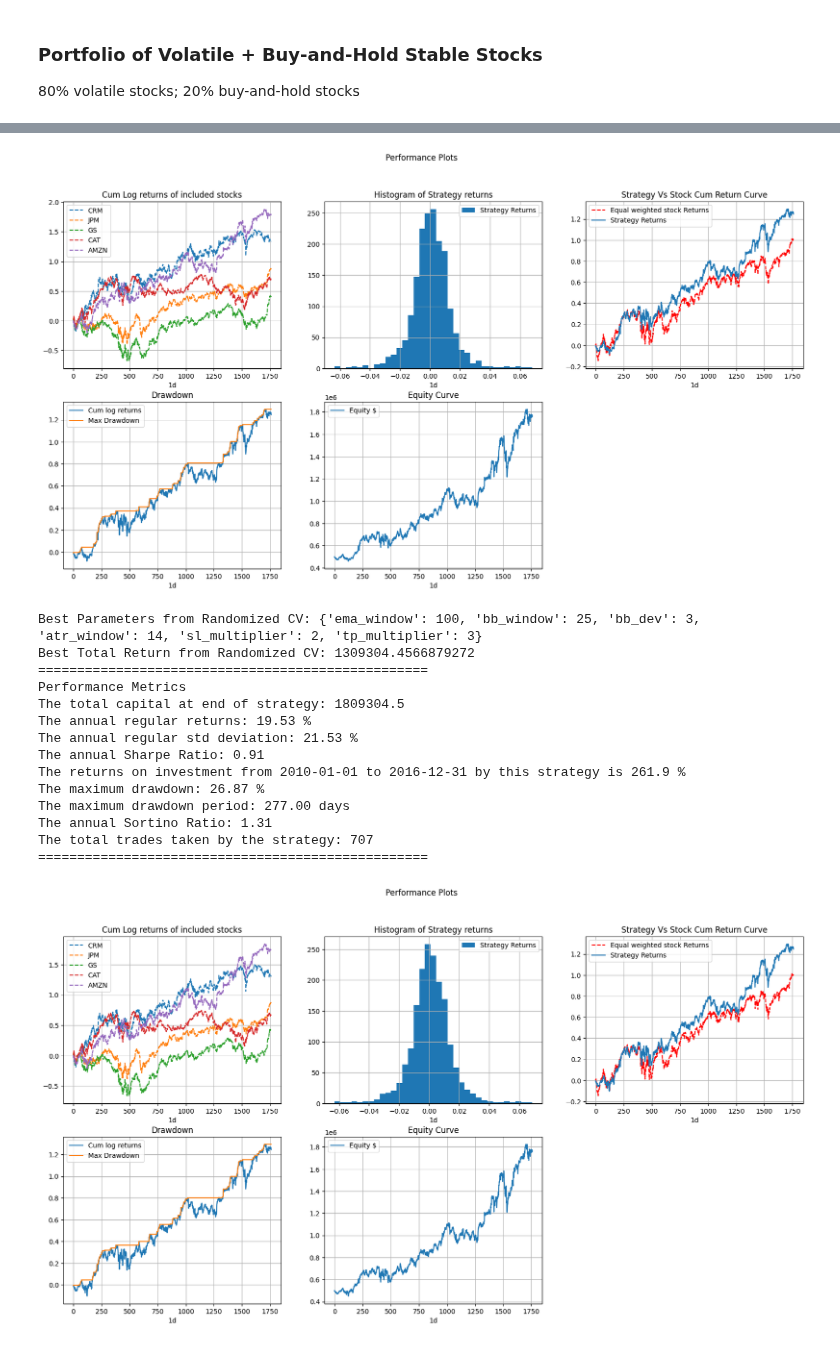
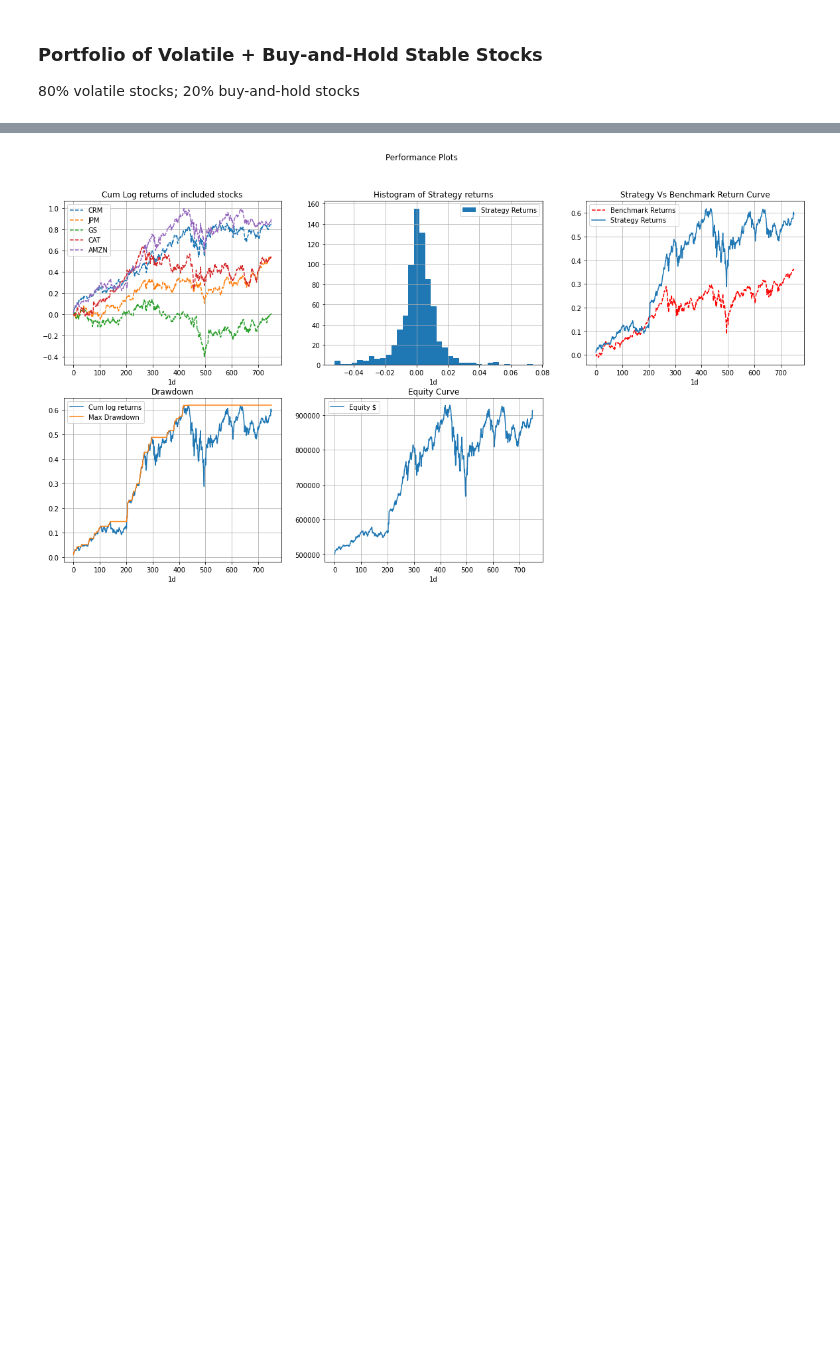
Before and after one commit to pehper/IS4226, a Jupyter notebook: final_strategy.ipynb, the cells around one changed output, grey strips where cells are left out. Saved outputs shown, nothing was run; the diff lists cells and outputs as text; code cells hidden in the pictures; blank space fills up the shorter version.

```diff
--- a/final_strategy.ipynb
+++ b/final_strategy.ipynb
@@ -1048,42 +1145,43 @@ if __name__ == "__main__":
 
 
     # Create an instance of the strategy class
-    A = All_volatile_with_hodl(trading_stocks, hodl_stocks, training_start, training_end, "1d", initial_capital, 0.00, False)
+    A = All_volatile_with_hodl(trading_stocks, hodl_stocks, testing_start, testing_end, "1d", initial_capital, 0.00, False)
     A.run_strategy(200, 20, 1.5, 14, 3, 3)
     A.performance()
     A.performance_results()
     A.performance_plots()
 
-    B = All_volatile_with_hodl(trading_stocks, hodl_stocks, training_start, training_end, "1d", initial_capital, 0.00, False)
-    # Define the parameter grid for grid search
-    param_grid = {
-      'ema_window': [100, 150, 200],
-      'bb_window': [15, 20, 25],
-      'bb_dev': [1, 1.5, 2, 3],
-      'atr_window': [10, 14, 20],
-      'sl_multiplier': [1, 2, 3],
-      'tp_multiplier': [1, 2, 3]
-    }
+    # B = All_volatile_with_hodl(trading_stocks, hodl_stocks, training_start, training_end, "1d", initial_capital, 0.00, False)
 
-    # Perform grid search
-    # best_params = A.grid_search(param_grid)
+    # # Define the parameter grid for grid search
+    # param_grid = {
+    #   'ema_window': [100, 150, 200],
+    #   'bb_window': [15, 20, 25],
+    #   'bb_dev': [1, 1.5, 2, 3],
+    #   'atr_window': [10, 14, 20],
+    #   'sl_multiplier': [1, 2, 3],
+    #   'tp_multiplier': [1, 2, 3]
+    # }
 
-    # Perform randomized CV search to find the optimal parameter set
-    best_params = B.randomized_cv_search(param_grid, n_iter=20)
+    # # Perform grid search
+    # # best_params = A.grid_search(param_grid)
 
-    # Run the strategy with the best parameters found
-    B.run_strategy(
-        best_params['ema_window'],
-        best_params['bb_window'],
-        best_params['bb_dev'],
-        best_params['atr_window'],
-        best_params['sl_multiplier'],
-        best_params['tp_multiplier']
-    )
+    # # Perform randomized CV search to find the optimal parameter set
+    # best_params = B.randomized_cv_search(param_grid, n_iter=20)
 
-    # Evaluate performance with the best parameters
-    B.performance()
-    B.performance_results()
-    B.performance_plots()
+    # # Run the strategy with the best parameters found
+    # B.run_strategy(
+    #     best_params['ema_window'],
+    #     best_params['bb_window'],
+    #     best_params['bb_dev'],
+    #     best_params['atr_window'],
+    #     best_params['sl_multiplier'],
+    #     best_params['tp_multiplier']
+    # )
+
+    # # Evaluate performance with the best parameters
+    # B.performance()
+    # B.performance_results()
+    # B.performance_plots()
 # %% [output]
 ==================================================
@@ -1101,16 +1204 @@ The total trades taken by the strategy: 877
-[figure, old version]
+[figure, new version]
-Best Parameters from Randomized CV: {'ema_window': 100, 'bb_window': 25, 'bb_dev': 3, 'atr_window': 14, 'sl_multiplier': 2, 'tp_multiplier': 3}
-Best Total Return from Randomized CV: 1309304.4566879272
-==================================================
-Performance Metrics
-The total capital at end of strategy: 1809304.5
-The annual regular returns: 19.53 %
-The annual regular std deviation: 21.53 %
-The annual Sharpe Ratio: 0.91
-The returns on investment from 2010-01-01 to 2016-12-31 by this strategy is 261.9 %
-The maximum drawdown: 26.87 %
-The maximum drawdown period: 277.00 days
-The annual Sortino Ratio: 1.31
-The total trades taken by the strategy: 707
-==================================================
-[figure, removed]
```
Also changed, not shown: parts of 3 cells of this notebook.
